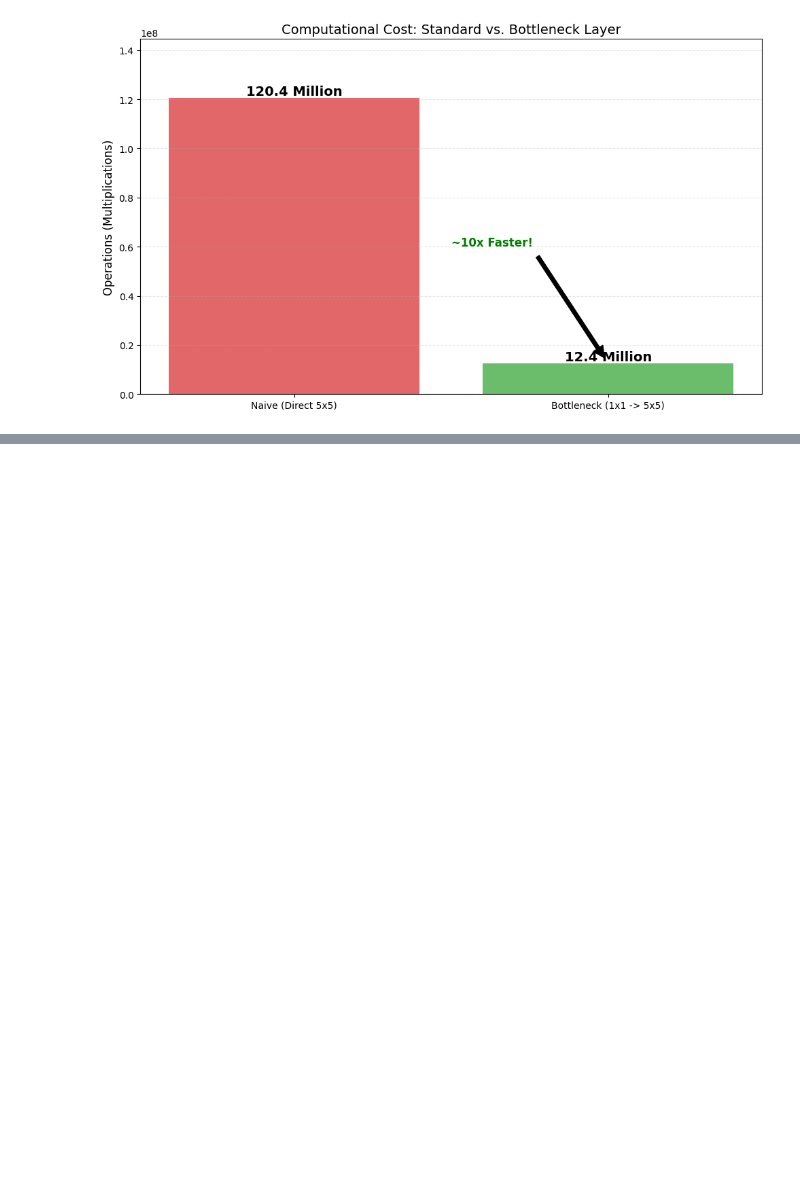
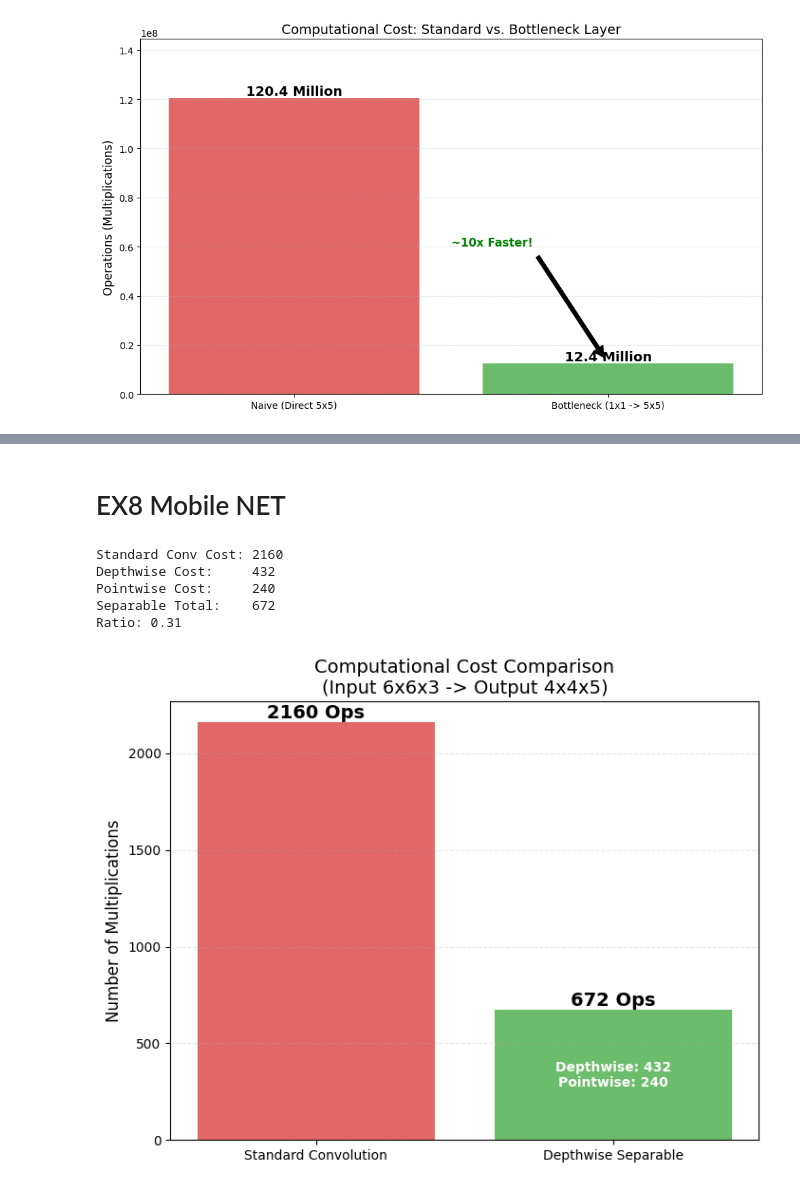
Before and after one commit to Saavkd7/DeepLearning-Specialization-Coursera, a Jupyter notebook: 4. Convolutional+Neural+NETWORKS/Week2/Ex.ipynb, the cells around one changed output, grey strips where cells are left out. Saved outputs shown, nothing was run; the diff lists cells and outputs as text; code cells hidden in the pictures; blank space fills up the shorter version.

Commit message:
Adding CH9 MobileNets Architecture

```diff
--- a/4. Convolutional+Neural+NETWORKS/Week2/Ex.ipynb
+++ b/4. Convolutional+Neural+NETWORKS/Week2/Ex.ipynb
@@ -420,0 +421,70 @@ visualize_inception_output()
+# %% [markdown]
+# EX8 Mobile NET
+# %%
+### Full Visualization Implementation
+'''
+This script visualizes the **computational savings** using the exact numbers from the transcript
+(6 X 6 X 3 input). It generates a bar chart comparing the operations count.
+'''
+import matplotlib.pyplot as plt
+
+def compare_mobilenet_cost():
+    # --- Parameters from Transcript Example ---
+    # Input: 6x6x3 -> Output: 4x4x5 (using 3x3 filters)
+    n_in = 6
+    n_out = 4
+    n_c = 3      # Input channels
+    n_c_prime = 5 # Output filters
+    f = 3        # Filter size
+
+    # --- 1. Standard Convolution Cost ---
+    # f * f * n_c * n_out * n_out * n_c_prime
+    std_ops_per_position = f * f * n_c
+    positions = n_out * n_out
+    std_total = std_ops_per_position * positions * n_c_prime
+
+    # --- 2. Depthwise Separable Cost ---
+    # Step A: Depthwise (f * f * n_out * n_out * n_c)
+    dw_ops = f * f * positions * n_c
+
+    # Step B: Pointwise (1 * 1 * n_c * n_out * n_out * n_c_prime)
+    pw_ops = 1 * 1 * n_c * positions * n_c_prime
+
+    sep_total = dw_ops + pw_ops
+
+    # --- Visualization ---
+    print(f"Standard Conv Cost: {std_total}")
+    print(f"Depthwise Cost:     {dw_ops}")
+    print(f"Pointwise Cost:     {pw_ops}")
+    print(f"Separable Total:    {sep_total}")
+    print(f"Ratio: {sep_total/std_total:.2f}")
+
+    labels = ['Standard Convolution', 'Depthwise Separable']
+    values = [std_total, sep_total]
+
+    fig, ax = plt.subplots(figsize=(8, 6))
+    bars = ax.bar(labels, values, color=['tab:red', 'tab:green'], alpha=0.7)
+
+    # Annotations
+    for bar, val in zip(bars, values):
+        height = bar.get_height()
+        ax.text(bar.get_x() + bar.get_width()/2., height,
+                f'{val} Ops', ha='center', va='bottom', fontsize=14, fontweight='bold')
+
+    # Breakdown annotation for Separable
+    ax.text(1, sep_total/2, f"Depthwise: {dw_ops}\nPointwise: {pw_ops}",
+            ha='center', va='center', color='white', fontweight='bold')
+
+    ax.set_ylabel('Number of Multiplications', fontsize=12)
+    ax.set_title(f'Computational Cost Comparison\n(Input 6x6x3 -> Output 4x4x5)', fontsize=14)
+    plt.grid(axis='y', linestyle='--', alpha=0.3)
+    plt.show()
+
+compare_mobilenet_cost()
+# %% [output]
+Standard Conv Cost: 2160
+Depthwise Cost:     432
+Pointwise Cost:     240
+Separable Total:    672
+Ratio: 0.31
+[figure, added]
```
Also changed, not shown: parts of 6 cells of this notebook, 2 other files.
